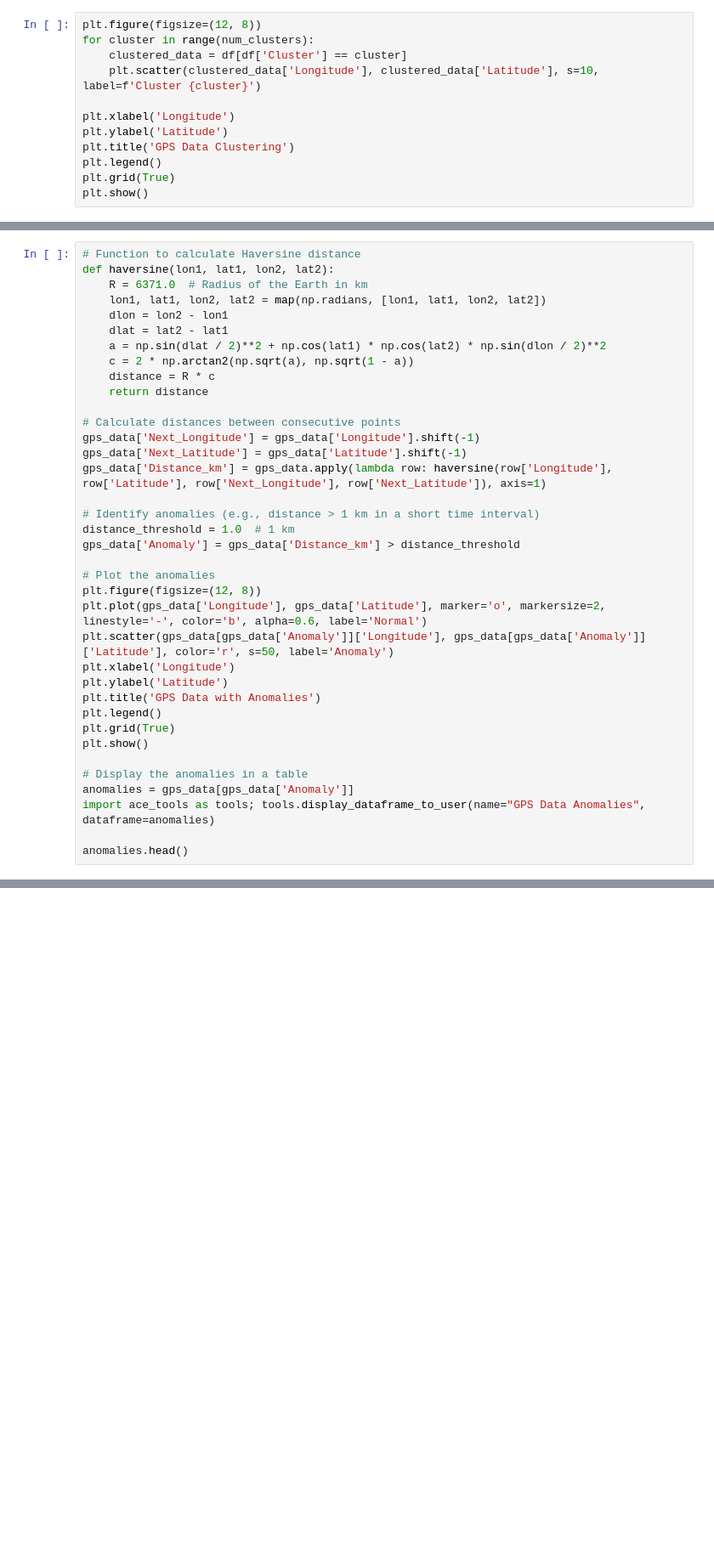
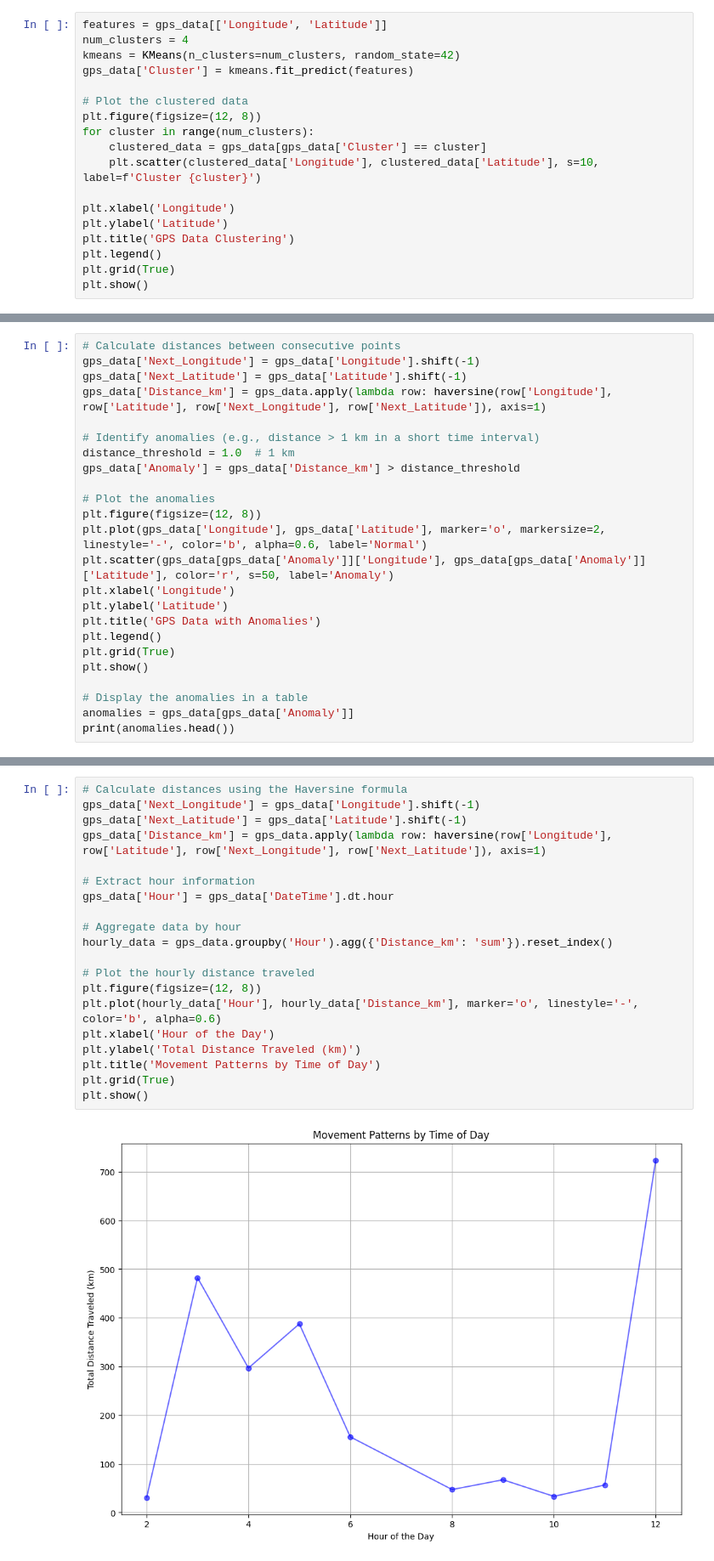
Before and after one commit to pshemach/GPS_Info, a Jupyter notebook: research/EDA_GPS_Data.ipynb, the cells around one changed output, grey strips where cells are left out. Shown at 85% size. Saved outputs shown, nothing was run; the diff lists cells and outputs as text; blank space fills up the shorter version.

```diff
--- a/research/EDA_GPS_Data.ipynb
+++ b/research/EDA_GPS_Data.ipynb
@@ -108,7 +103,13 @@ df['Cluster'] = kmeans.fit_predict(features)
 # %%
+features = gps_data[['Longitude', 'Latitude']]
+num_clusters = 4
+kmeans = KMeans(n_clusters=num_clusters, random_state=42)
+gps_data['Cluster'] = kmeans.fit_predict(features)
+
+# Plot the clustered data
 plt.figure(figsize=(12, 8))
 for cluster in range(num_clusters):
-    clustered_data = df[df['Cluster'] == cluster]
+    clustered_data = gps_data[gps_data['Cluster'] == cluster]
     plt.scatter(clustered_data['Longitude'], clustered_data['Latitude'], s=10, label=f'Cluster {cluster}')
 
 plt.xlabel('Longitude')
@@ -124,15 +137,4 @@ gps_data = pd.read_csv('../data/gps.csv')
 # %%
-# Function to calculate Haversine distance
-def haversine(lon1, lat1, lon2, lat2):
-    R = 6371.0  # Radius of the Earth in km
-    lon1, lat1, lon2, lat2 = map(np.radians, [lon1, lat1, lon2, lat2])
-    dlon = lon2 - lon1
-    dlat = lat2 - lat1
-    a = np.sin(dlat / 2)**2 + np.cos(lat1) * np.cos(lat2) * np.sin(dlon / 2)**2
-    c = 2 * np.arctan2(np.sqrt(a), np.sqrt(1 - a))
-    distance = R * c
-    return distance
-
 # Calculate distances between consecutive points
 gps_data['Next_Longitude'] = gps_data['Longitude'].shift(-1)
 gps_data['Next_Latitude'] = gps_data['Latitude'].shift(-1)
@@ -155,8 +157,6 @@ plt.show()
 
 # Display the anomalies in a table
 anomalies = gps_data[gps_data['Anomaly']]
-import ace_tools as tools; tools.display_dataframe_to_user(name="GPS Data Anomalies", dataframe=anomalies)
-
-anomalies.head()
+print(anomalies.head())
 # %% [output]
 [figure]
@@ -163,0 +180,22 @@ ModuleNotFoundError: No module named 'ace_tools'
+# %%
+# Calculate distances using the Haversine formula
+gps_data['Next_Longitude'] = gps_data['Longitude'].shift(-1)
+gps_data['Next_Latitude'] = gps_data['Latitude'].shift(-1)
+gps_data['Distance_km'] = gps_data.apply(lambda row: haversine(row['Longitude'], row['Latitude'], row['Next_Longitude'], row['Next_Latitude']), axis=1)
+
+# Extract hour information
+gps_data['Hour'] = gps_data['DateTime'].dt.hour
+
+# Aggregate data by hour
+hourly_data = gps_data.groupby('Hour').agg({'Distance_km': 'sum'}).reset_index()
+
+# Plot the hourly distance traveled
+plt.figure(figsize=(12, 8))
+plt.plot(hourly_data['Hour'], hourly_data['Distance_km'], marker='o', linestyle='-', color='b', alpha=0.6)
+plt.xlabel('Hour of the Day')
+plt.ylabel('Total Distance Traveled (km)')
+plt.title('Movement Patterns by Time of Day')
+plt.grid(True)
+plt.show()
+# %% [output]
+[figure, added]
```
Also changed, not shown: parts of 22 cells of this notebook.
